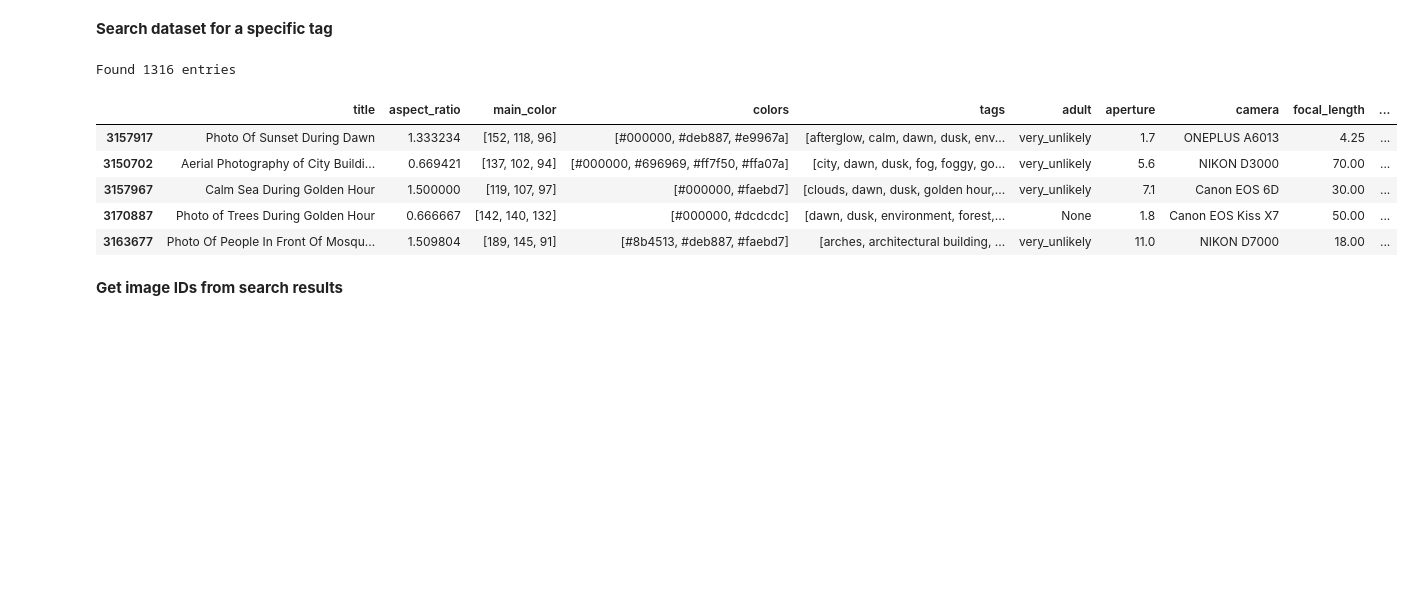
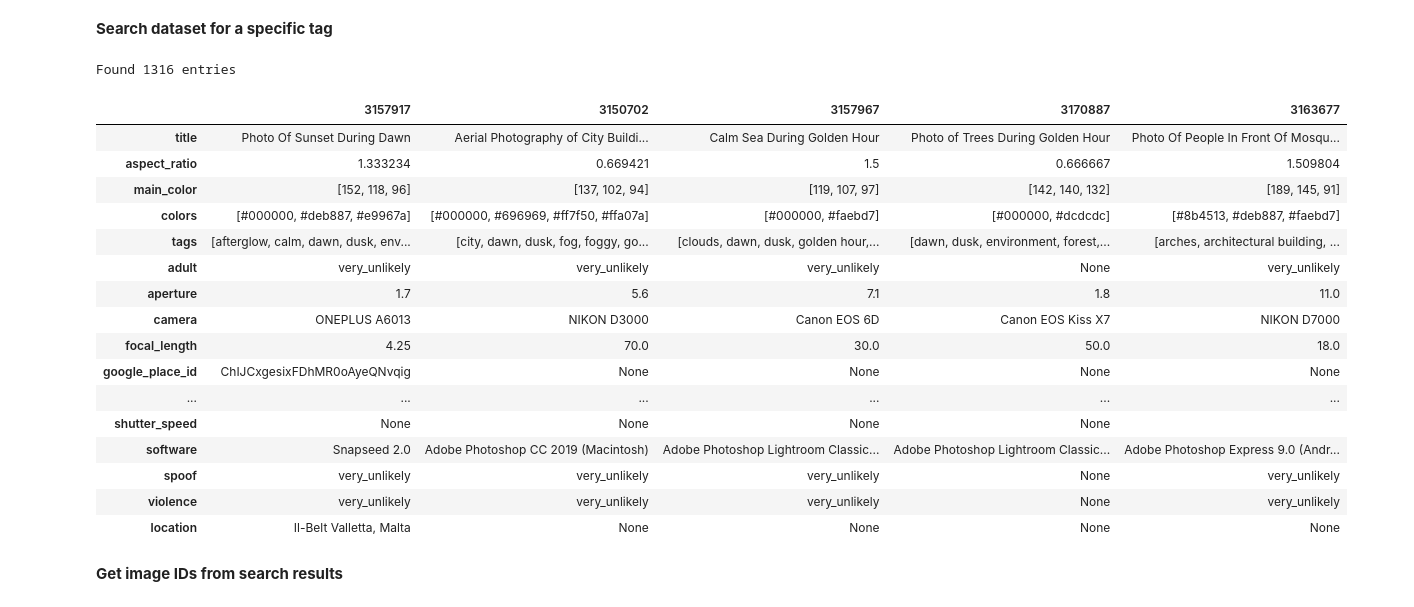
Before and after one commit to cj-mills/pexels-dataset, a Jupyter notebook: pexels-explore-image-attributes.ipynb, the cells around one changed output. Saved outputs shown, nothing was run; the diff lists cells and outputs as text; code cells hidden in the pictures; blank space fills up the shorter version.

```diff
--- a/pexels-explore-image-attributes.ipynb
+++ b/pexels-explore-image-attributes.ipynb
@@ -169,26 +180,37 @@ attributes_df.loc[img_id]['tags']
 # %%
 # Define the search term
 tag_term = 'golden hour'
 
 # Create a mask for the attributes_df dataframe to identify rows where the 'tags' column contains the search term
 mask = attributes_df.tags.apply(lambda x: tag_term in x if x is not None else False)
 
 # Create a new dataframe containing only the rows that match the mask
 results_df = attributes_df[mask]
 
 # Print the number of rows in the resulting dataframe
 print(f"Found {len(results_df)} entries")
 
 # Display the first few rows of the resulting dataframe
-results_df.head()
+results_df.head().transpose()
 # %% [output]
 Found 1316 entries
-|  | title | aspect_ratio | main_color | colors | tags | adult | aperture | camera | focal_length | ... |
-| 3157917 | Photo Of Sunset During Dawn | 1.333234 | [152, 118, 96] | [#000000, #deb887, #e9967a] | [afterglow, calm, dawn, dusk, env... | very_unlikely | 1.7 | ONEPLUS A6013 | 4.25 | ... |
-| 3150702 | Aerial Photography of City Buildi... | 0.669421 | [137, 102, 94] | [#000000, #696969, #ff7f50, #ffa07a] | [city, dawn, dusk, fog, foggy, go... | very_unlikely | 5.6 | NIKON D3000 | 70.00 | ... |
-| 3157967 | Calm Sea During Golden Hour | 1.500000 | [119, 107, 97] | [#000000, #faebd7] | [clouds, dawn, dusk, golden hour,... | very_unlikely | 7.1 | Canon EOS 6D | 30.00 | ... |
-| 3170887 | Photo of Trees During Golden Hour | 0.666667 | [142, 140, 132] | [#000000, #dcdcdc] | [dawn, dusk, environment, forest,... | None | 1.8 | Canon EOS Kiss X7 | 50.00 | ... |
-| 3163677 | Photo Of People In Front Of Mosqu... | 1.509804 | [189, 145, 91] | [#8b4513, #deb887, #faebd7] | [arches, architectural building, ... | very_unlikely | 11.0 | NIKON D7000 | 18.00 | ... |
+|  | 3157917 | 3150702 | 3157967 | 3170887 | 3163677 |
+| title | Photo Of Sunset During Dawn | Aerial Photography of City Buildi... | Calm Sea During Golden Hour | Photo of Trees During Golden Hour | Photo Of People In Front Of Mosqu... |
+| aspect_ratio | 1.333234 | 0.669421 | 1.5 | 0.666667 | 1.509804 |
+| main_color | [152, 118, 96] | [137, 102, 94] | [119, 107, 97] | [142, 140, 132] | [189, 145, 91] |
+| colors | [#000000, #deb887, #e9967a] | [#000000, #696969, #ff7f50, #ffa07a] | [#000000, #faebd7] | [#000000, #dcdcdc] | [#8b4513, #deb887, #faebd7] |
+| tags | [afterglow, calm, dawn, dusk, env... | [city, dawn, dusk, fog, foggy, go... | [clouds, dawn, dusk, golden hour,... | [dawn, dusk, environment, forest,... | [arches, architectural building, ... |
+| adult | very_unlikely | very_unlikely | very_unlikely | None | very_unlikely |
+| aperture | 1.7 | 5.6 | 7.1 | 1.8 | 11.0 |
+| camera | ONEPLUS A6013 | NIKON D3000 | Canon EOS 6D | Canon EOS Kiss X7 | NIKON D7000 |
+| focal_length | 4.25 | 70.0 | 30.0 | 50.0 | 18.0 |
+| google_place_id | ChIJCxgesixFDhMR0oAyeQNvqig | None | None | None | None |
+| ... | ... | ... | ... | ... | ... |
+| shutter_speed | None | None | None | None |  |
+| software | Snapseed 2.0 | Adobe Photoshop CC 2019 (Macintosh) | Adobe Photoshop Lightroom Classic... | Adobe Photoshop Lightroom Classic... | Adobe Photoshop Express 9.0 (Andr... |
+| spoof | very_unlikely | very_unlikely | very_unlikely | None | very_unlikely |
+| violence | very_unlikely | very_unlikely | very_unlikely | None | very_unlikely |
+| location | Il-Belt Valletta, Malta | None | None | None | None |
 # %% [markdown]
 **Get image IDs from search results**
 # %%
```
Also changed, not shown: parts of 6 cells of this notebook, 1 other file.
